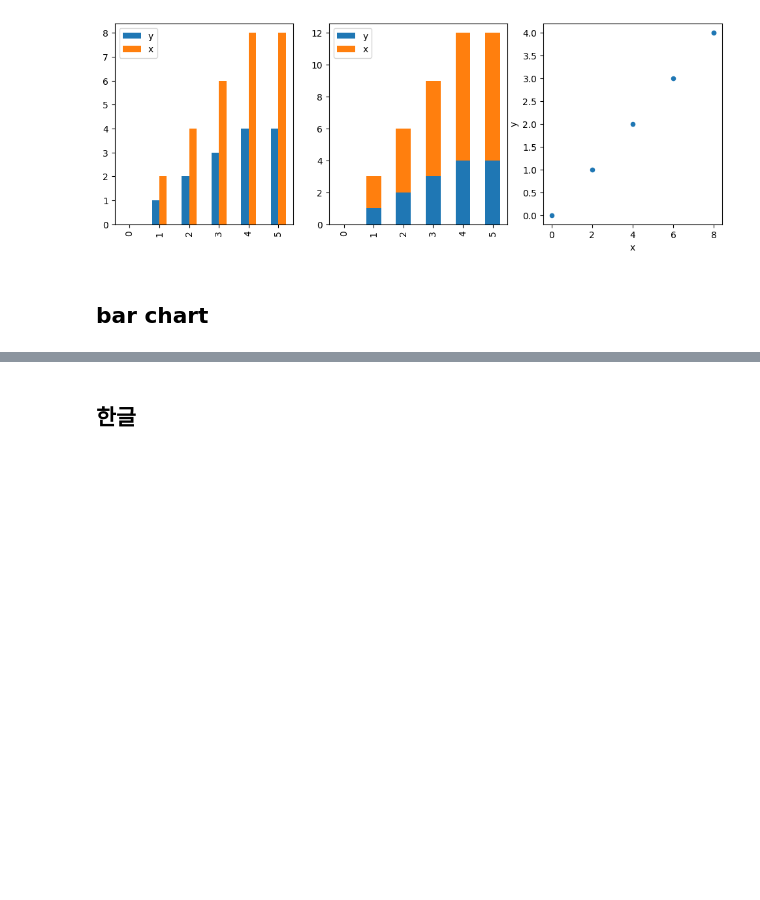
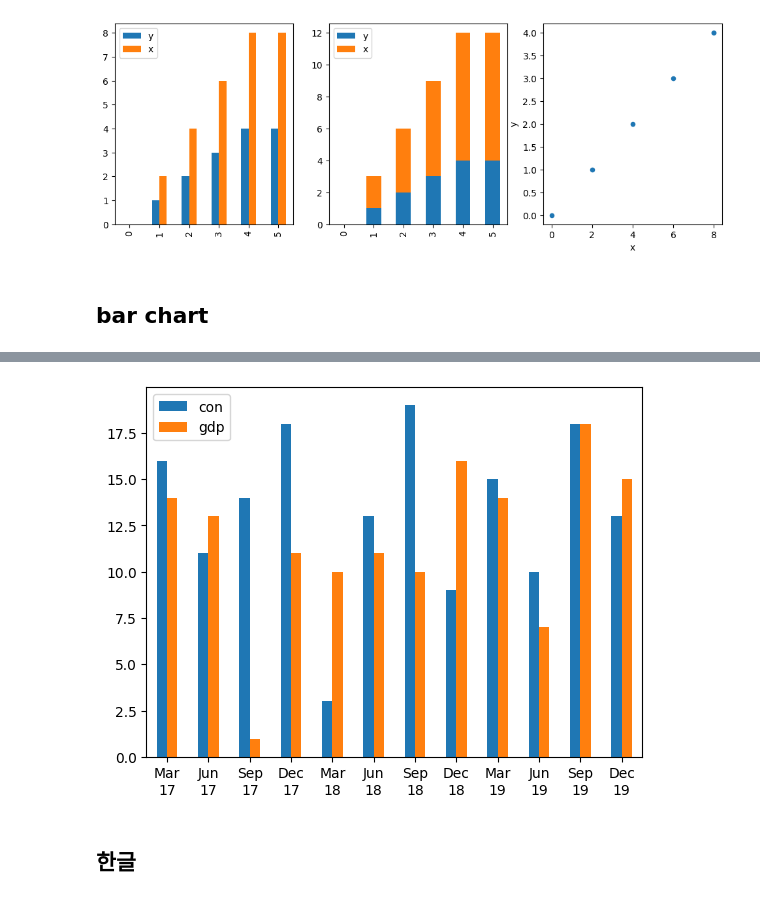
Before and after one commit to blue5070/python101, a Jupyter notebook: 1_3_pandas_1.ipynb, the cells around one changed output, grey strips where cells are left out. Saved outputs shown, nothing was run; the diff lists cells and outputs as text; code cells hidden in the pictures; blank space fills up the shorter version.

```diff
--- a/1_3_pandas_1.ipynb
+++ b/1_3_pandas_1.ipynb
@@ -982,6 +1119,15 @@ def xaxis_date_format(ax, fmt = '%y'):
     '''fmt: '%b\n%y', '%y-%m-%d', etc '''
     ticklabels = [pd.to_datetime(t.get_text()).strftime(fmt) for t in ax.get_xticklabels()]
     ax.set_xticklabels(ticklabels, rotation=0)
+# %%
+fig, ax = plt.subplots(1, 1)
+
+df.plot.bar(ax=ax)
+
+#ticklabels = [pd.to_datetime(t.get_text()).strftime('%b\n%y') for t in ax.get_xticklabels()]
+xaxis_date_format(ax, fmt = '%b\n%y')
+# %% [output]
+[figure, added]
 # %% [markdown]
 ## 한글
 # %%
```
Also changed, not shown: parts of 65 cells of this notebook.
